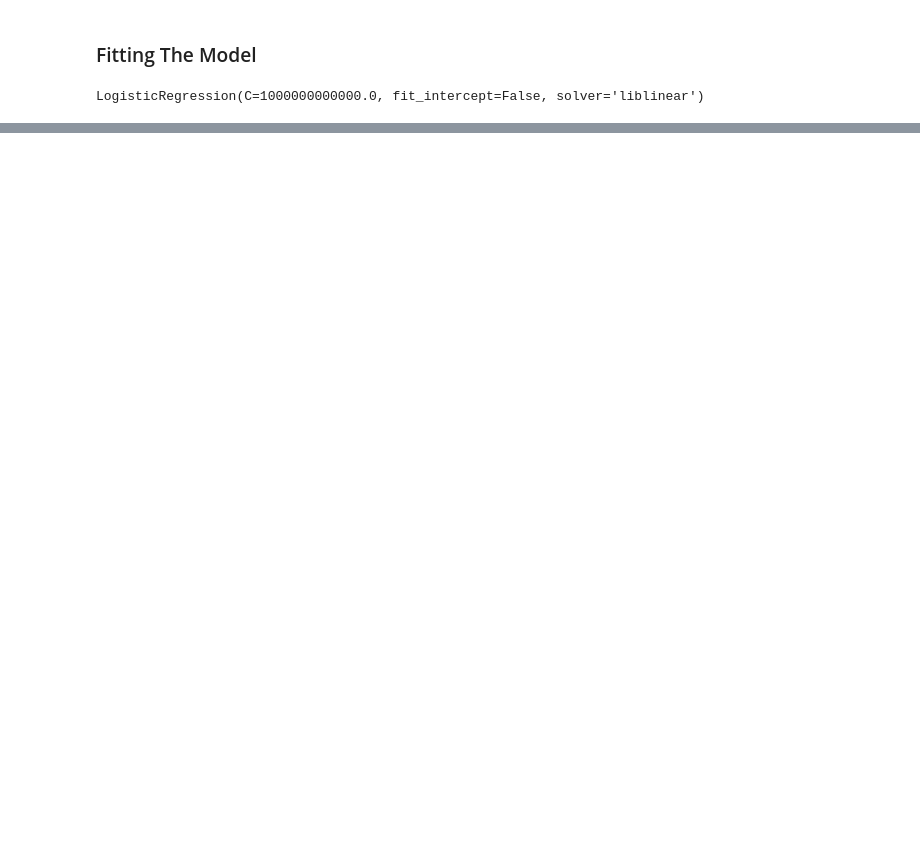
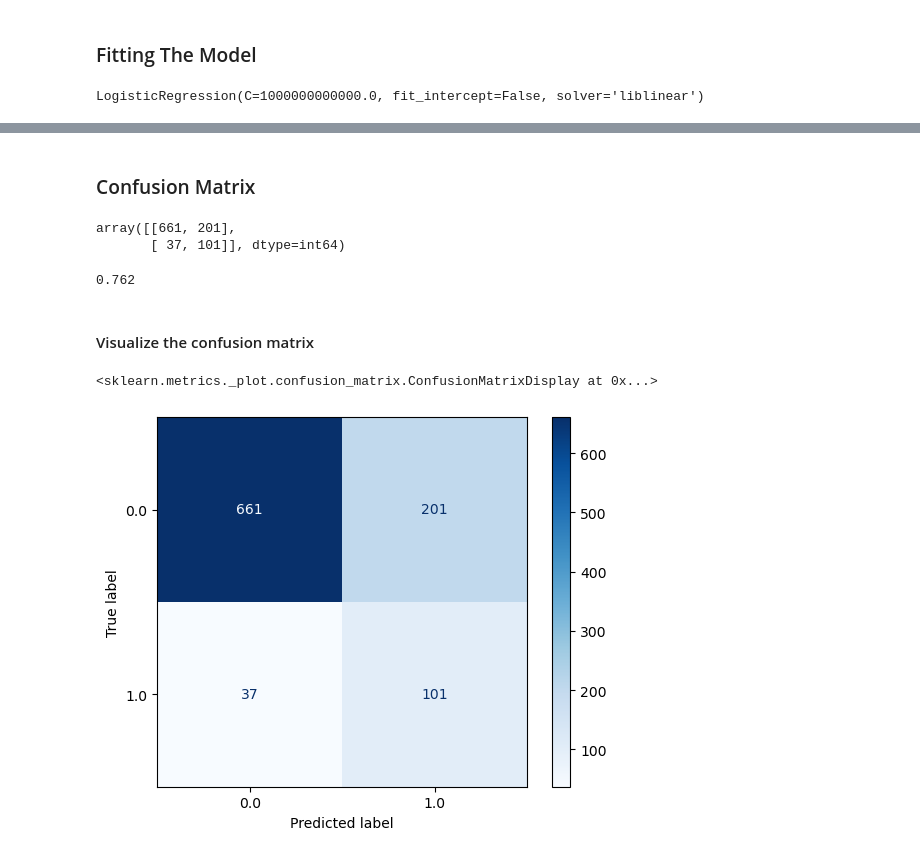
Before and after one commit to Emilly-Njue/Phase3-Project, a Jupyter notebook: customer_churn.ipynb, the cells around one changed output, grey strips where cells are left out. Cells and saved outputs as stored; diff of their text form; code cells hidden in the pictures; blank space fills up the shorter version.

Commit message:
CONFUSION MATRIX

```diff
--- a/customer_churn.ipynb
+++ b/customer_churn.ipynb
@@ -674,0 +678,3 @@ Accuracy: 0.76
+# %%
+y_pred_train = baseline_model.predict(X_train)
+y_pred_test = baseline_model.predict(X_test)
@@ -674,0 +767,21 @@ Accuracy: 0.76
+# %% [markdown]
+### Confusion Matrix
+# %%
+cnf_matrix = confusion_matrix(y_test, y_pred_test)
+cnf_matrix
+# %% [output]
+array([[661, 201],
+       [ 37, 101]], dtype=int64)
+# %%
+accuracy = (661+101)/(37+661+201+101)
+accuracy
+# %% [output]
+0.762
+# %% [markdown]
+#### Visualize the confusion matrix
+# %%
+disp = ConfusionMatrixDisplay(confusion_matrix=cnf_matrix, display_labels=baseline_model.classes_)
+disp.plot(cmap=plt.cm.Blues)
+# %% [output]
+<sklearn.metrics._plot.confusion_matrix.ConfusionMatrixDisplay at 0x...>
+[figure, added]
```
Also changed, not shown: parts of 18 cells of this notebook.
